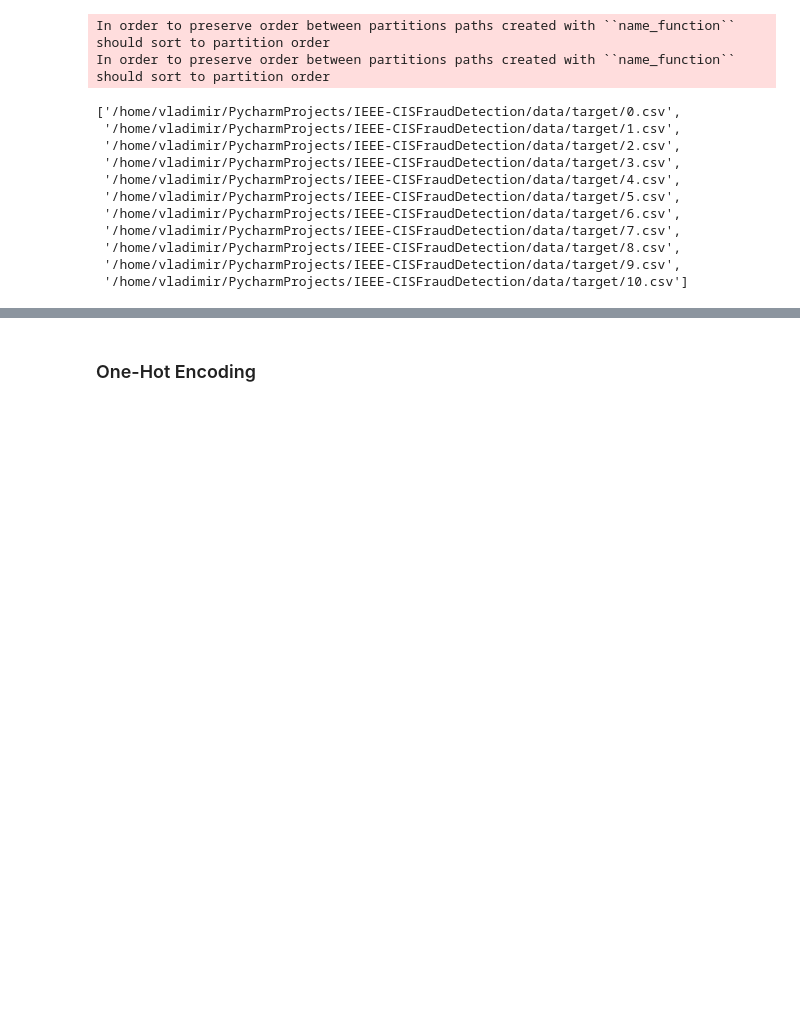
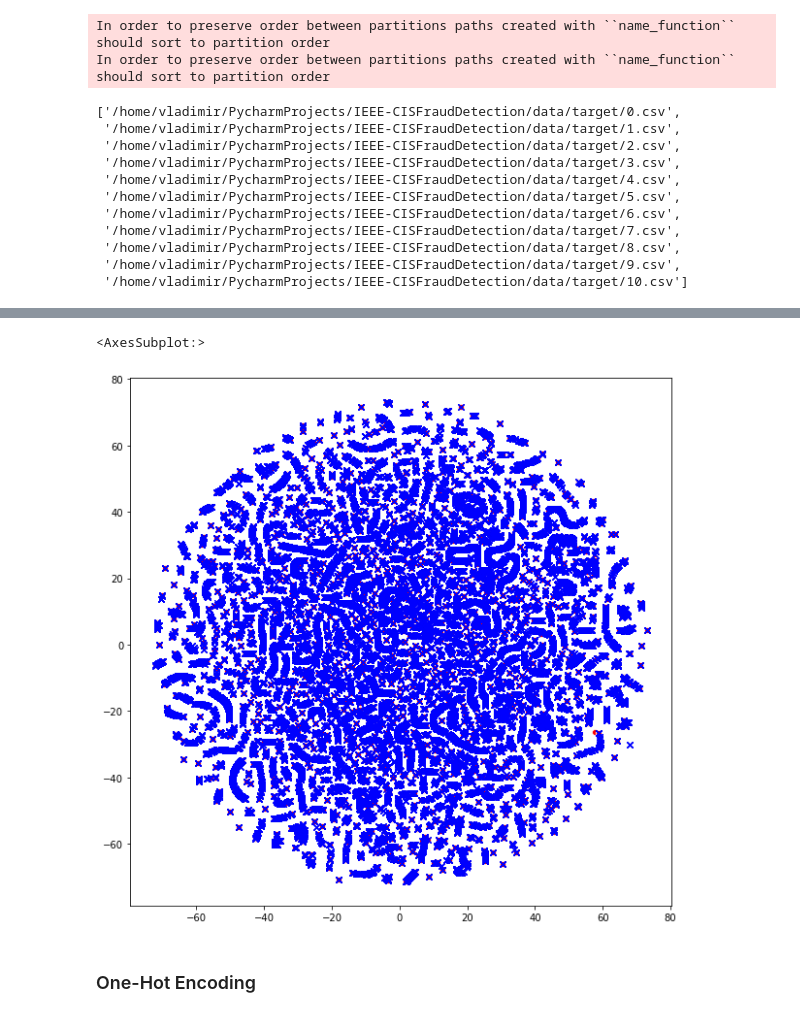
Before and after one commit to VladimirIsakov91/IEEE-CISFraudDetection, a Jupyter notebook: IEEE-CISFraudDetection.ipynb, the cells around one changed output, grey strips where cells are left out. Saved outputs shown, nothing was run; the diff lists cells and outputs as text; code cells hidden in the pictures; blank space fills up the shorter version.

```diff
--- a/IEEE-CISFraudDetection.ipynb
+++ b/IEEE-CISFraudDetection.ipynb
@@ -136,0 +161,2 @@ B = X.loc[index2, :].sample(frac=0.1, random_state=SEED)
+# %%
+C[['ProductCD', 'card4', 'card6']] = C[['ProductCD', 'card4', 'card6']].apply(LabelEncoder().fit_transform)
@@ -137,3 +172,17 @@ B = X.loc[index2, :].sample(frac=0.1, random_state=SEED)
+# %%
+C = MinMaxScaler().fit_transform(C)
+# %%
+C_ = TSNE(n_components=2, n_jobs=JOBS).fit_transform(C)
+# %%
+positive = C_[y_pos.index.values, :]
+negative = C_[y_neg.index.values, :]
+plt.figure(figsize=(10,10))
+sns.scatterplot(x=positive[:, 0], y=positive[:, 1], color='red', marker='o', label='Fraud')
+sns.scatterplot(x=negative[:, 0], y=negative[:, 1], color='blue', marker='x', label='Clean')
+plt.legend()
+# %% [output]
+<AxesSubplot:>
+[figure, added]
 # %% [markdown]
 ### One-Hot Encoding
 # %%
```
Also changed, not shown: parts of 5 cells of this notebook.
